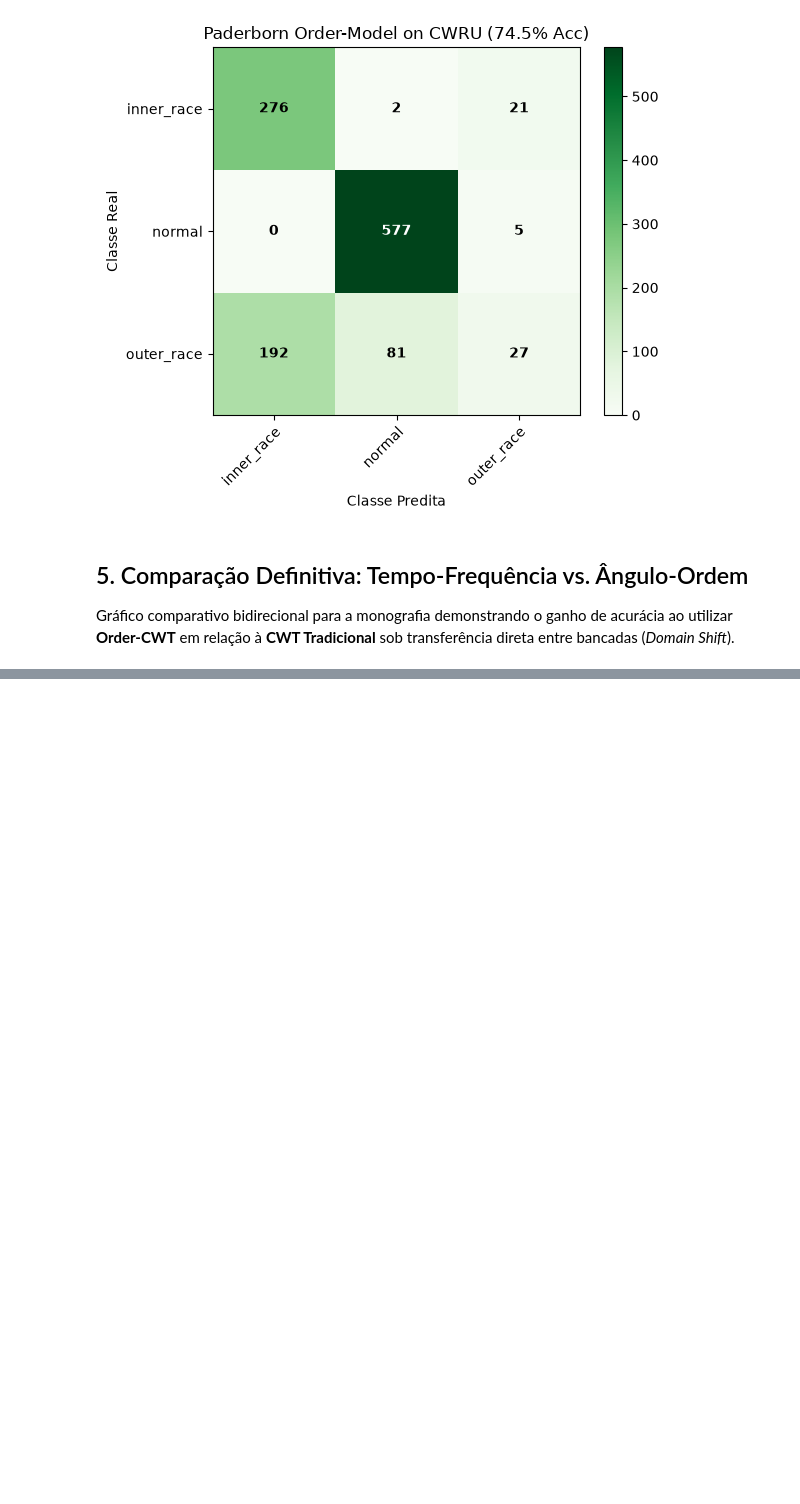
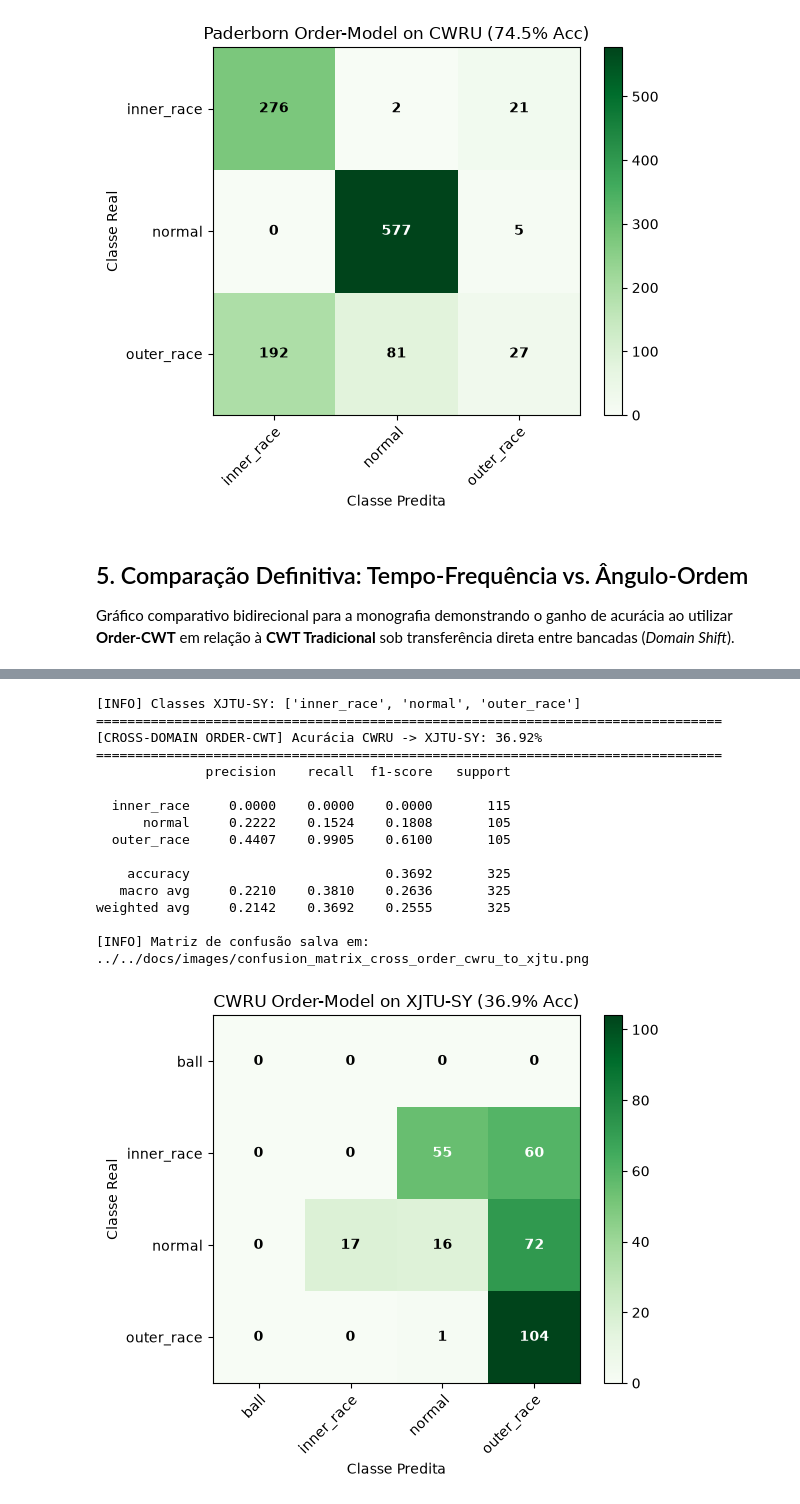
Before and after one commit to jvkauer/bearing-fault-diagnosis-cwt-cnn, a Jupyter notebook: notebooks/4_order_tracking/03_avaliacao_cruzada_order.ipynb, the cells around one changed output, grey strips where cells are left out. Drawn from its saved outputs; the diff is of its cells as text; code cells hidden in the pictures; blank space fills up the shorter version.

```diff
--- a/notebooks/4_order_tracking/03_avaliacao_cruzada_order.ipynb
+++ b/notebooks/4_order_tracking/03_avaliacao_cruzada_order.ipynb
@@ -274,0 +283,62 @@ plt.show()
+# %%
+# 1. Carregar teste do XJTU-SY em Ordens
+from src.config import ORDER_XJTU_DIR
+
+_, _, xjtu_order_test_loader, xjtu_classes = get_transfer_dataloaders(
+    img_size=224, data_dir=ORDER_XJTU_DIR
+)
+print(f"[INFO] Classes XJTU-SY: {xjtu_classes}")
+
+# --- EXPERIMENTO 3: CWRU -> XJTU-SY ---
+all_preds_cwru_to_xjtu, all_labels_cwru_to_xjtu = [], []
+map_xjtu_to_cwru = {
+    xjtu_classes.index('inner_race'): cwru_classes.index('inner_race'),
+    xjtu_classes.index('normal'): cwru_classes.index('normal'),
+    xjtu_classes.index('outer_race'): cwru_classes.index('outer_race')
+}
+
+with torch.no_grad():
+    for imgs, labels in xjtu_order_test_loader:
+        imgs = imgs.to(device)
+        outputs = model_cwru_order(imgs)
+        _, preds = torch.max(outputs, 1)
+        for l, p in zip(labels.numpy(), preds.cpu().numpy()):
+            all_labels_cwru_to_xjtu.append(map_xjtu_to_cwru[l])
+            all_preds_cwru_to_xjtu.append(p)
+
+all_labels_cwru_to_xjtu = np.array(all_labels_cwru_to_xjtu)
+all_preds_cwru_to_xjtu = np.array(all_preds_cwru_to_xjtu)
+acc_cwru_on_xjtu = 100.0 * np.sum(all_labels_cwru_to_xjtu == all_preds_cwru_to_xjtu) / len(all_labels_cwru_to_xjtu)
+
+print("=" * 80)
+print(f"[CROSS-DOMAIN ORDER-CWT] Acurácia CWRU -> XJTU-SY: {acc_cwru_on_xjtu:.2f}%")
+print("=" * 80)
+print(classification_report(
+    all_labels_cwru_to_xjtu, all_preds_cwru_to_xjtu,
+    labels=[1, 2, 3], target_names=['inner_race', 'normal', 'outer_race'],
+    digits=4, zero_division=0
+))
+
+plot_order_cross_cm(
+    all_labels_cwru_to_xjtu, all_preds_cwru_to_xjtu,
+    classes=cwru_classes,
+    title=f"CWRU Order-Model on XJTU-SY ({acc_cwru_on_xjtu:.1f}% Acc)",
+    save_path="../../docs/images/confusion_matrix_cross_order_cwru_to_xjtu.png"
+)
+# %% [output]
+[INFO] Classes XJTU-SY: ['inner_race', 'normal', 'outer_race']
+================================================================================
+[CROSS-DOMAIN ORDER-CWT] Acurácia CWRU -> XJTU-SY: 36.92%
+================================================================================
+              precision    recall  f1-score   support
+
+  inner_race     0.0000    0.0000    0.0000       115
+      normal     0.2222    0.1524    0.1808       105
+  outer_race     0.4407    0.9905    0.6100       105
+
+    accuracy                         0.3692       325
+   macro avg     0.2210    0.3810    0.2636       325
+weighted avg     0.2142    0.3692    0.2555       325
+
+[INFO] Matriz de confusão salva em: ../../docs/images/confusion_matrix_cross_order_cwru_to_xjtu.png
+[figure, added]
```
Also changed, not shown: parts of 6 cells of this notebook, 34 other files.
